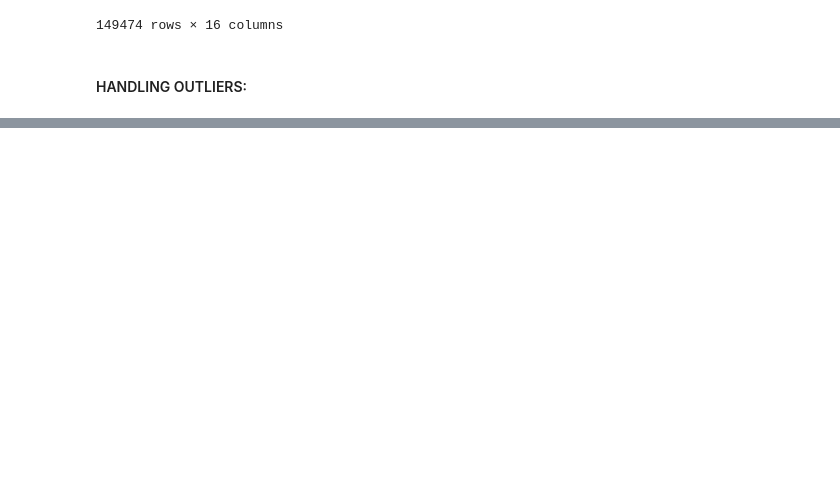
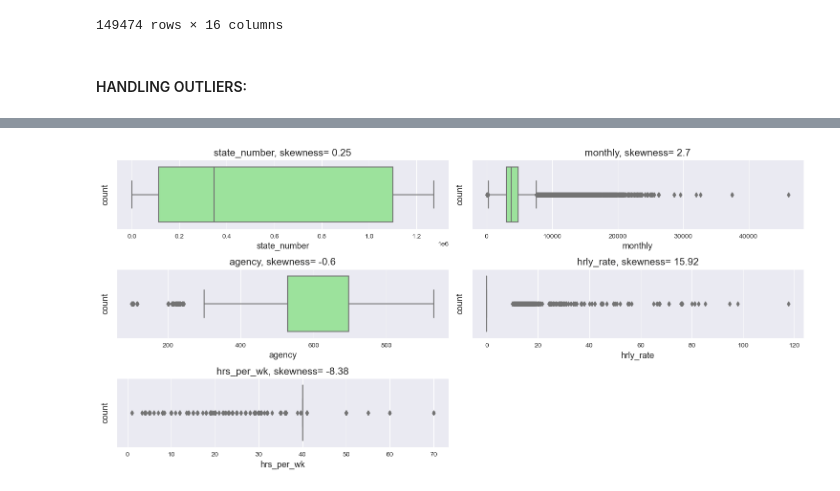
Before and after one commit to shanusaras/Capstone_Projects, a Jupyter notebook: Texas Salary Prediction/Project_02_Texas_salary_prediction.ipynb, the cells around one changed output, grey strips where cells are left out. Drawn from its saved outputs; the diff is of its cells as text; code cells hidden in the pictures; blank space fills up the shorter version.

Commit message:
done upto outliers handling

```diff
--- a/Texas Salary Prediction/Project_02_Texas_salary_prediction.ipynb
+++ b/Texas Salary Prediction/Project_02_Texas_salary_prediction.ipynb
@@ -860,0 +872,5 @@ data
+# %%
+# oultliers for continuous features
+
+cont_data_outliers= data[['state_number','monthly','agency','hrly_rate', 'hrs_per_wk']]
+cont_data_outliers
@@ -860,0 +897,19 @@ data
+# %%
+# visualizing the numerical features through boxplot
+
+plt.figure(figsize= (15, 7))
+sns.set_style('darkgrid')
+plotnumber=1
+
+for column in cont_data_outliers:
+  if plotnumber <=6:
+    ax= plt.subplot(3, 2, plotnumber)
+    sns.boxplot(data= data, x=column, color= 'lightgreen', orient='h')
+    ax.set_title(f'{column}, skewness= {round(data[column].skew(),2)}', fontsize= 15)
+    plt.xlabel(column, fontsize= 13)
+    plt.ylabel('count', fontsize= 13)
+  plotnumber+=1
+plt.tight_layout()
+plt.show()
+# %% [output]
+[figure, added]
```
Also changed, not shown: parts of 21 cells of this notebook.
